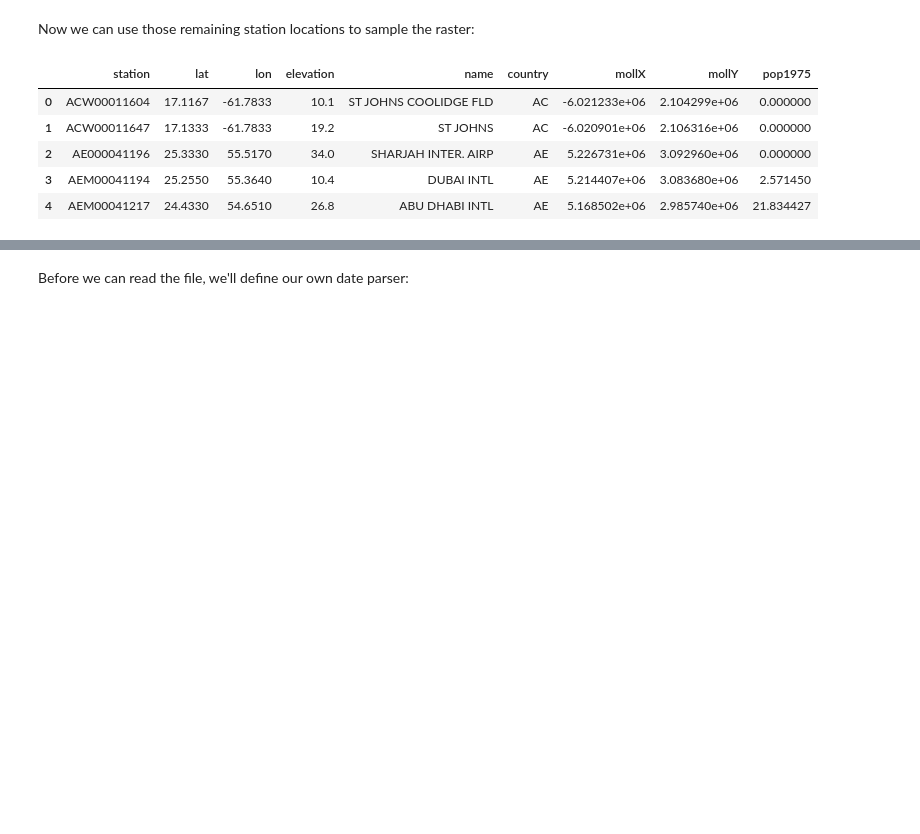
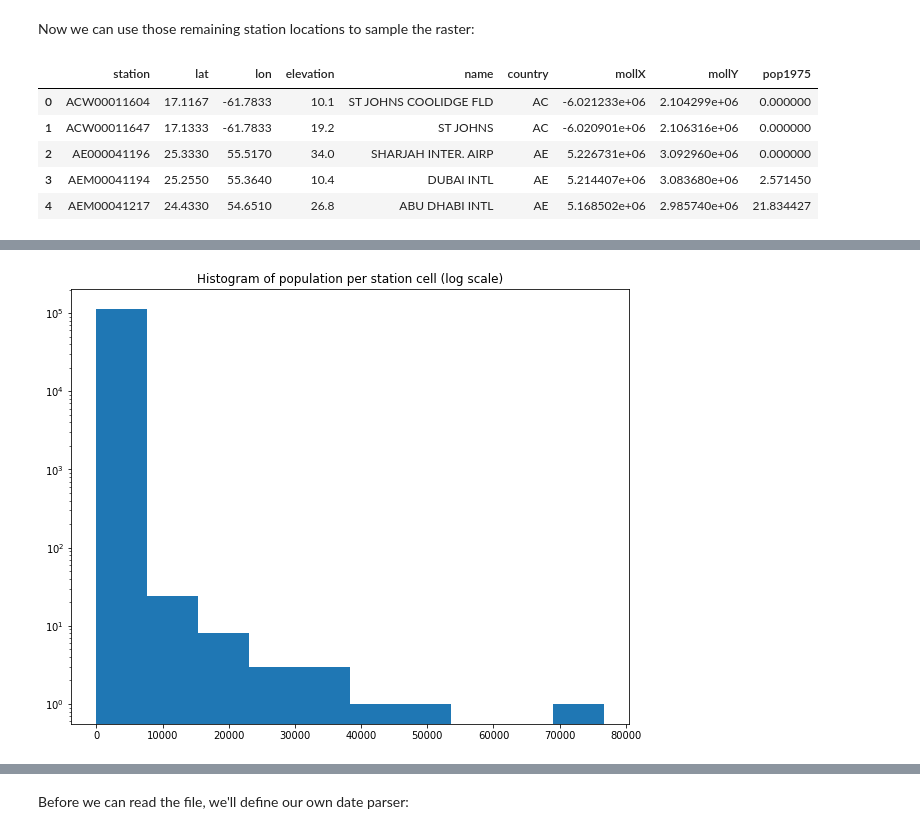
Before and after one commit to crstn/CISC, a Jupyter notebook: UHI-NOAA/NOAA_weather_station_data.ipynb, the cells around one changed output, grey strips where cells are left out. Saved outputs shown, nothing was run; the diff lists cells and outputs as text; code cells hidden in the pictures; blank space fills up the shorter version.

```diff
--- a/UHI-NOAA/NOAA_weather_station_data.ipynb
+++ b/UHI-NOAA/NOAA_weather_station_data.ipynb
@@ -8,10 +8,12 @@ import pandas as pd
 import os
 import matplotlib.pyplot as plt
 import rasterio as rio
+import numpy as np
 from pyproj import Proj, transform
 from scipy.spatial import cKDTree
 
 %matplotlib inline
+plt.rcParams['figure.figsize'] = (10.0, 8.0) # larger plots
 # %% [markdown]
 # Get NOAA weather stations
 
@@ -220,0 +228,6 @@ queryStation(stationID, stations, stationsIndex, k=5)
+# %%
+plt.hist(stations['pop1975'], log=True)
+plt.title("Histogram of population per station cell (log scale)")
+plt.show()
+# %% [output]
+[figure, added]
```
Also changed, not shown: parts of 43 cells of this notebook.
